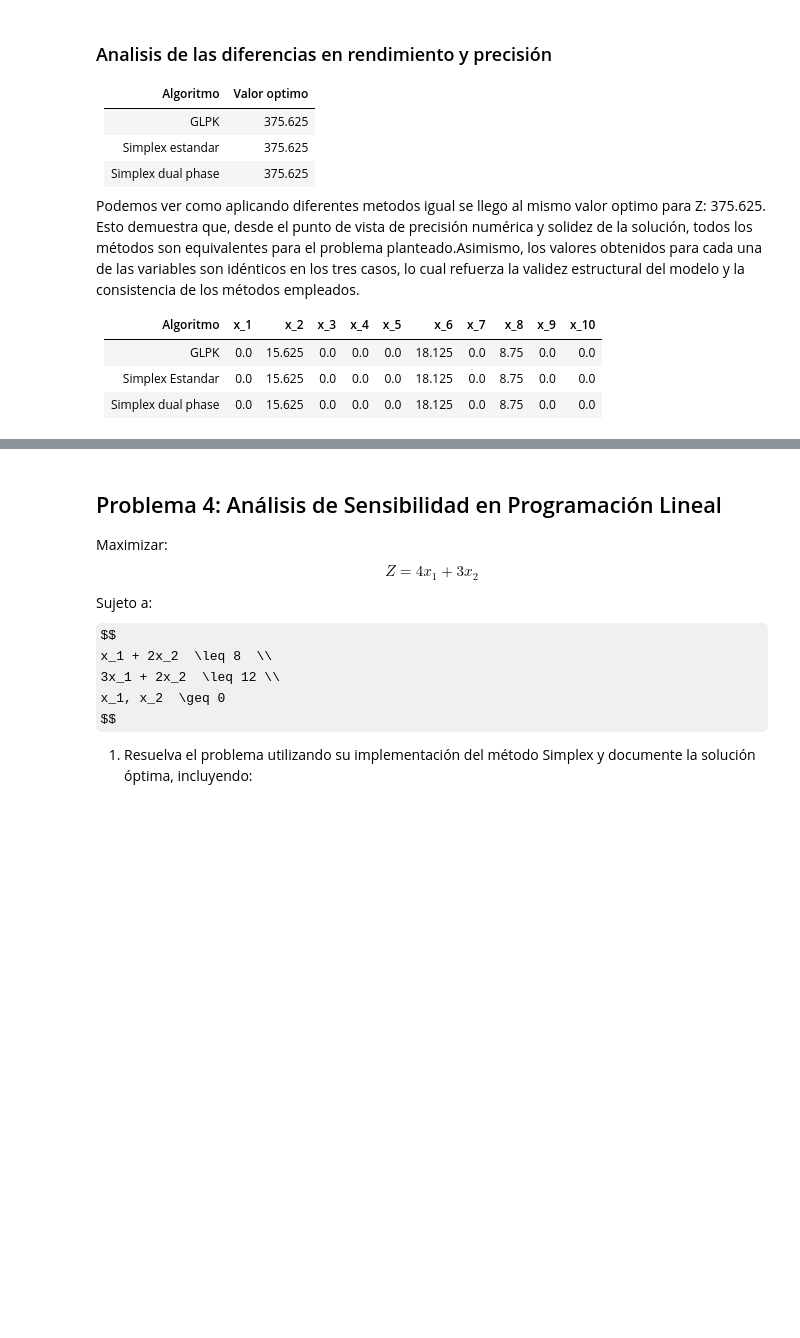
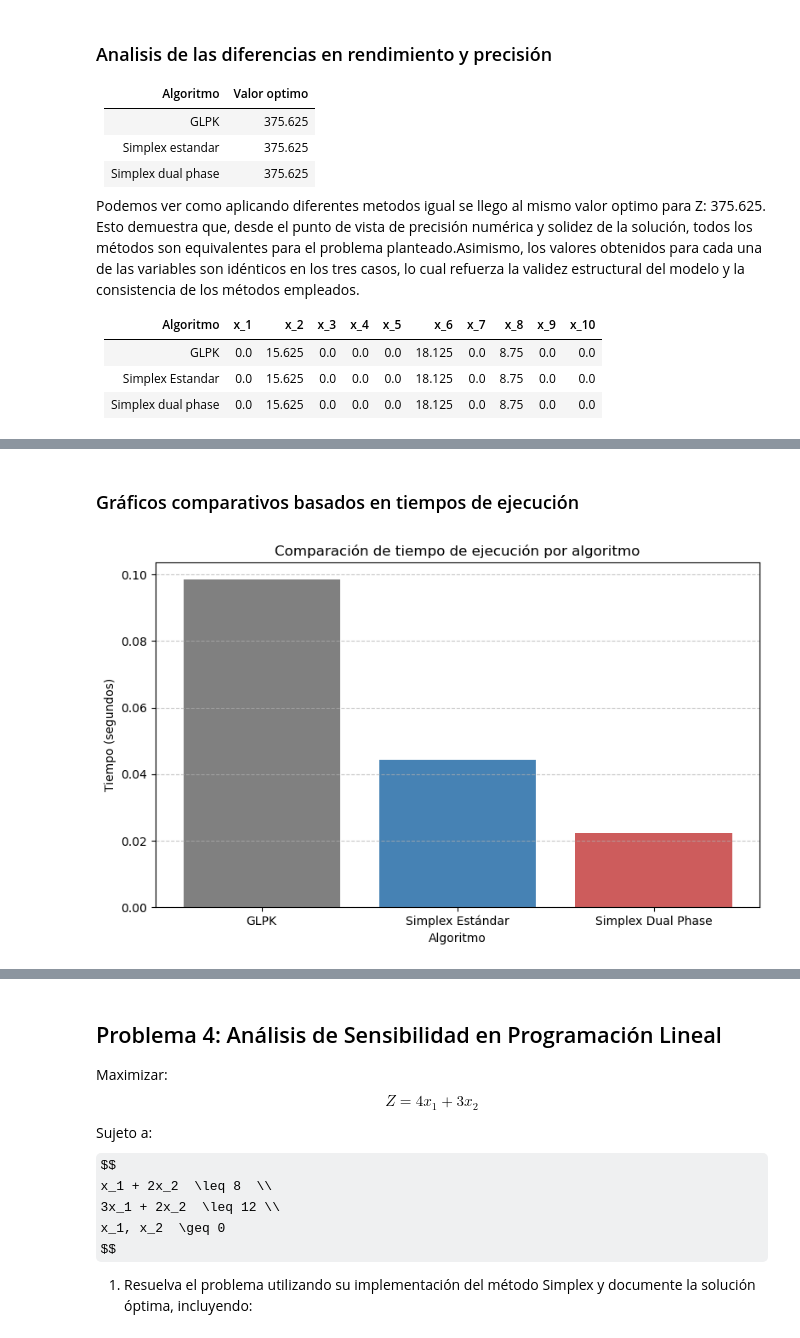
Before and after one commit to scasasbuenas/MOS-Laboratorios, a Jupyter notebook: Laboratorio 4/Laboratorio_4.ipynb, the cells around one changed output, grey strips where cells are left out. Drawn from its saved outputs; the diff is of its cells as text; code cells hidden in the pictures; some formulas as TeX source; blank space fills up the shorter version.

```diff
--- a/Laboratorio 4/Laboratorio_4.ipynb
+++ b/Laboratorio 4/Laboratorio_4.ipynb
@@ -1110,0 +1121,21 @@ Podemos ver como aplicando diferentes metodos igual se llego al mismo valor opti
+# %% [markdown]
+### Gráficos comparativos basados en tiempos de ejecución
+# %%
+
+import matplotlib.pyplot as plt
+
+
+algoritmos = ["GLPK", "Simplex Estándar", "Simplex Dual Phase"]
+tiempos = [0.0986, 0.0442, 0.0224]  # en segundos
+
+
+plt.figure(figsize=(8, 5))
+plt.bar(algoritmos, tiempos, color=['gray', 'steelblue', 'indianred'])
+plt.title("Comparación de tiempo de ejecución por algoritmo")
+plt.ylabel("Tiempo (segundos)")
+plt.xlabel("Algoritmo")
+plt.grid(axis='y', linestyle='--', alpha=0.7)
+plt.tight_layout()
+plt.show()
+# %% [output]
+[figure, added]
```
Also changed, not shown: parts of 2 cells of this notebook.
